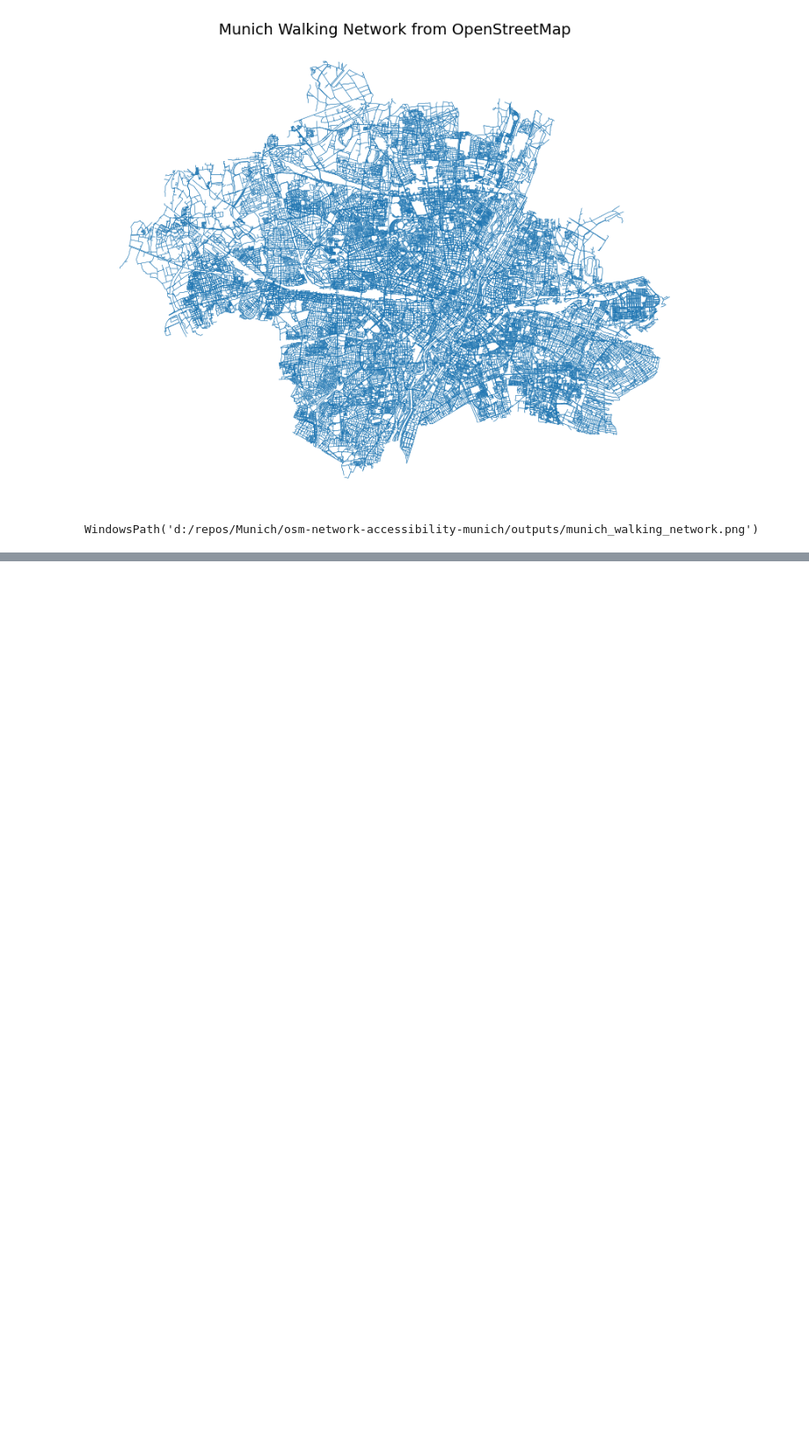
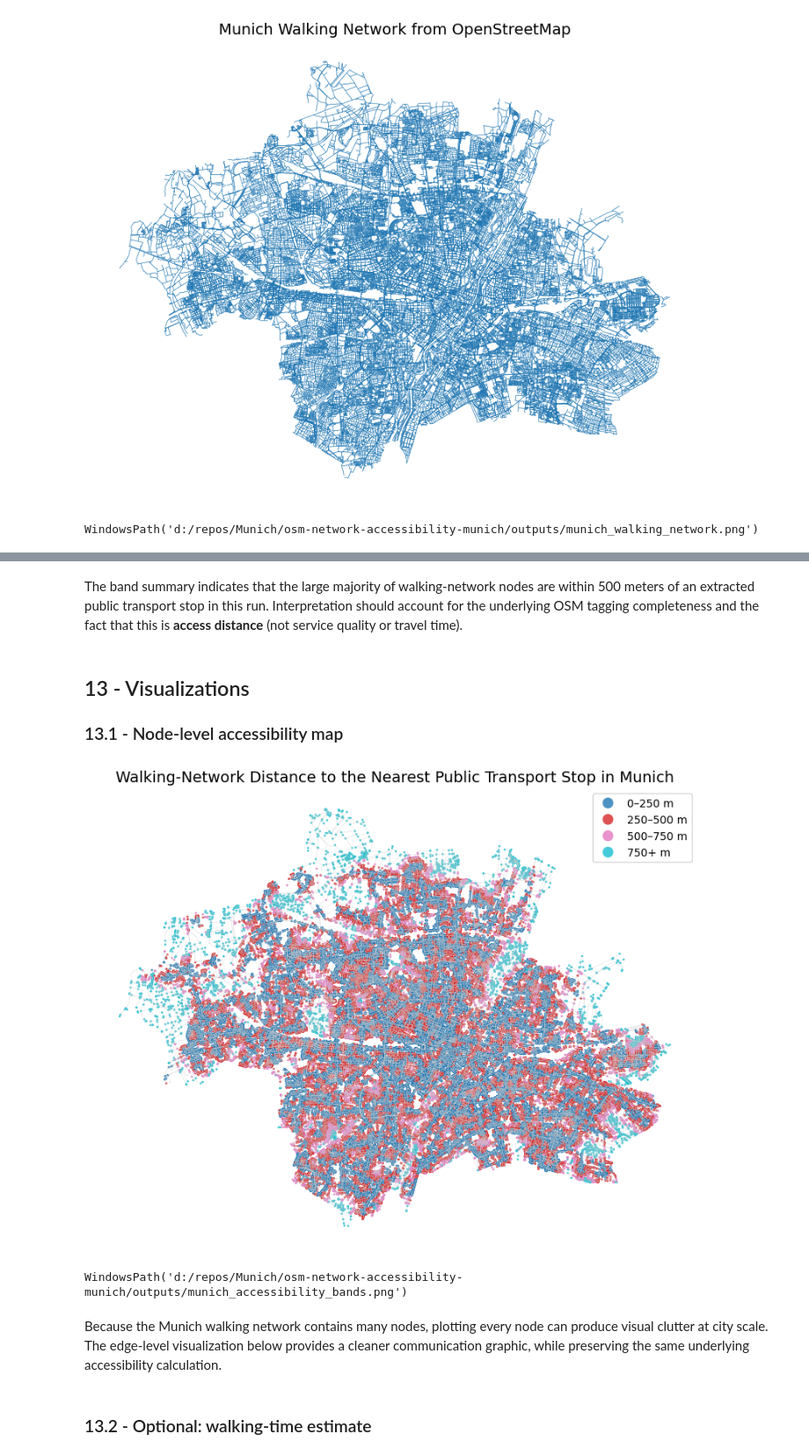
Before and after one commit to omaewamoushindei/osm-network-accessibility-munich, a Jupyter notebook: notebooks/01_munich_osmnx_accessibility.ipynb, the cells around one changed output, grey strips where cells are left out. Shown at 88% size. Saved outputs shown, nothing was run; the diff lists cells and outputs as text; code cells hidden in the pictures; blank space fills up the shorter version.

```diff
--- a/notebooks/01_munich_osmnx_accessibility.ipynb
+++ b/notebooks/01_munich_osmnx_accessibility.ipynb
@@ -247,0 +407,19 @@ The extracted Munich walking network contains 148,230 nodes and 387,928 edges. A
+# %%
+# Create accessibility bands
+bins = [0, 250, 500, 750, float("inf")]
+labels = ["0–250 m", "250–500 m", "500–750 m", "750+ m"]
+
+nodes_access["accessibility_band"] = pd.cut(
+    nodes_access["distance_to_nearest_stop_m"],
+    bins=bins,
+    labels=labels,
+    include_lowest=True
+)
+
+band_summary = nodes_access["accessibility_band"].value_counts().sort_index()
+band_share = (band_summary / len(nodes_access) * 100).round(1)
+
+pd.DataFrame({
+    "count": band_summary,
+    "share_percent": band_share
+})
@@ -247,0 +433,40 @@ The extracted Munich walking network contains 148,230 nodes and 387,928 edges. A
+# %% [markdown]
+The band summary indicates that the large majority of walking-network nodes are within 500 meters of an extracted public transport stop in this run. Interpretation should account for the underlying OSM tagging completeness and the fact that this is **access distance** (not service quality or travel time).
+# %% [markdown]
+<a id="visualizations"></a>
+## 13 - Visualizations
+
+<a id="node-level-accessibility-map"></a>
+### 13.1 - Node-level accessibility map
+# %%
+fig, ax = plt.subplots(figsize=(10, 10))
+
+# Plot the network lightly in the background
+edges.plot(ax=ax, linewidth=0.15, color="lightgray")
+
+# Plot nodes colored by accessibility band
+nodes_access.plot(
+    ax=ax,
+    column="accessibility_band",
+    categorical=True,
+    legend=True,
+    markersize=1,
+    alpha=0.8
+)
+
+ax.set_title("Walking-Network Distance to the Nearest Public Transport Stop in Munich", fontsize=14)
+ax.axis("off")
+
+output_path = OUTPUT_DIR / "munich_accessibility_bands.png"
+plt.savefig(output_path, dpi=300, bbox_inches="tight")
+plt.show()
+
+output_path
+# %% [output]
+[figure, added]
+WindowsPath('d:/repos/Munich/osm-network-accessibility-munich/outputs/munich_accessibility_bands.png')
+# %% [markdown]
+Because the Munich walking network contains many nodes, plotting every node can produce visual clutter at city scale. The edge-level visualization below provides a cleaner communication graphic, while preserving the same underlying accessibility calculation.
+# %% [markdown]
+<a id="walking-time"></a>
+### 13.2 - Optional: walking-time estimate
```
Also changed, not shown: parts of 46 cells of this notebook.
